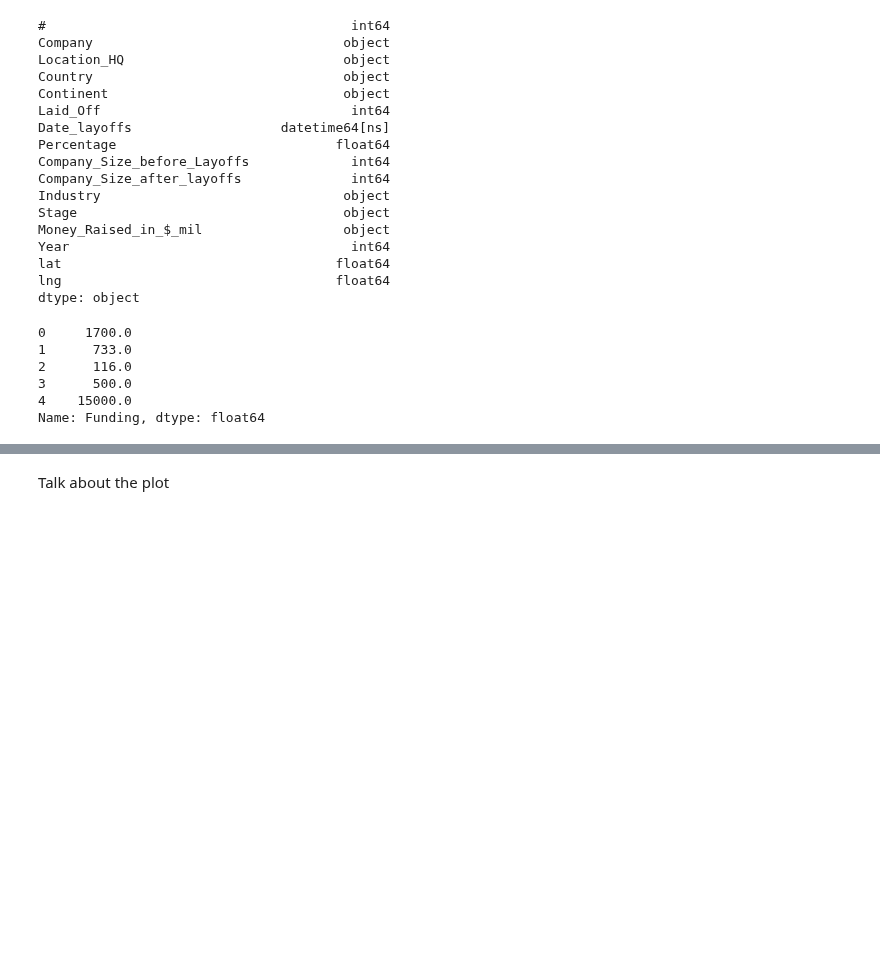
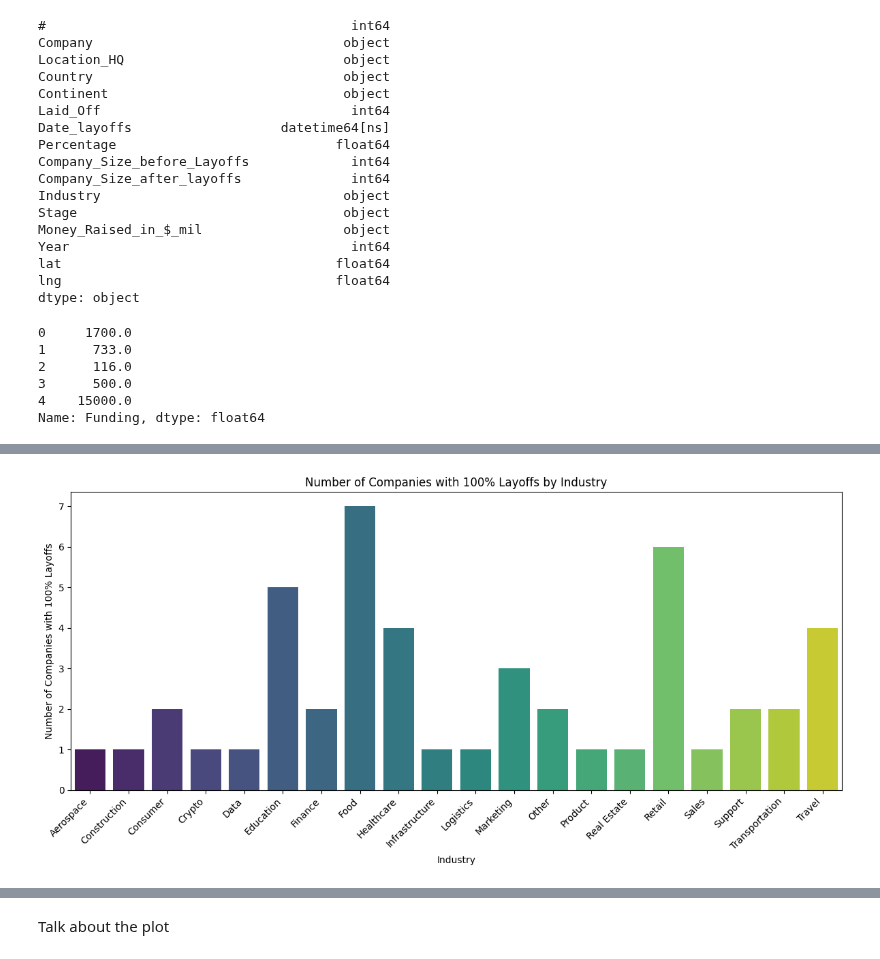
Before and after one commit to COGS108/Group019_WI24, a Jupyter notebook: Anna.ipynb, the cells around one changed output, grey strips where cells are left out. Cells and saved outputs as stored; diff of their text form; code cells hidden in the pictures; blank space fills up the shorter version.

```diff
--- a/Anna.ipynb
+++ b/Anna.ipynb
@@ -96,0 +94,17 @@ df.sort_values(by='Company_Size_before_Layoffs', ascending=False).head(10)
+# %%
+companies_with_100_percentage = df[df['Percentage'] == 100]
+
+# Group the filtered DataFrame by the 'Industry' column and count the number of companies in each group
+companies_count_by_industry = companies_with_100_percentage.groupby('Industry').size().reset_index(name='Count')
+
+# Plot the data
+plt.figure(figsize=(12, 6))
+sns.barplot(data=companies_count_by_industry, x='Industry', y='Count', hue='Industry', palette='viridis')
+plt.xlabel('Industry')
+plt.ylabel('Number of Companies with 100% Layoffs')
+plt.title('Number of Companies with 100% Layoffs by Industry')
+plt.xticks(rotation=45, ha='right')
+plt.tight_layout()
+plt.show()
+# %% [output]
+[figure, added]
```
Also changed, not shown: parts of 21 cells of this notebook, 1 other file.
